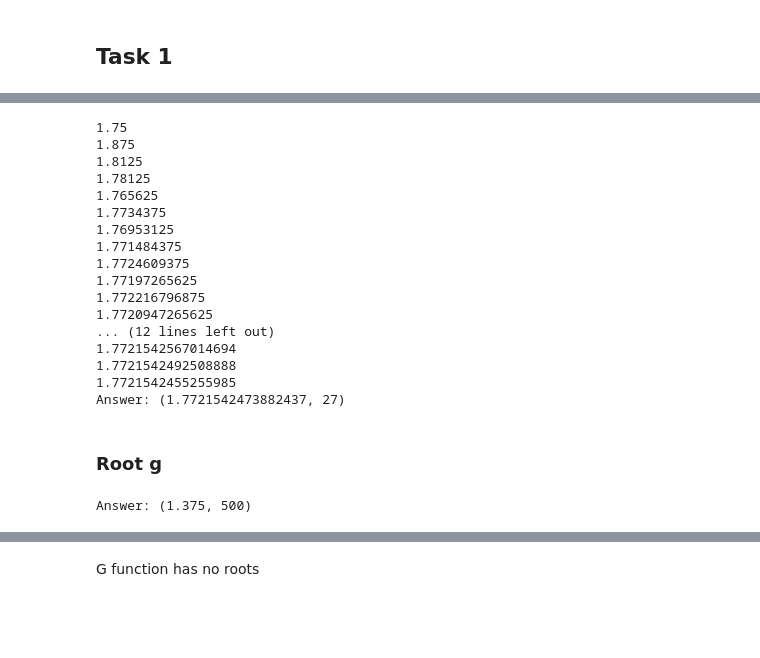
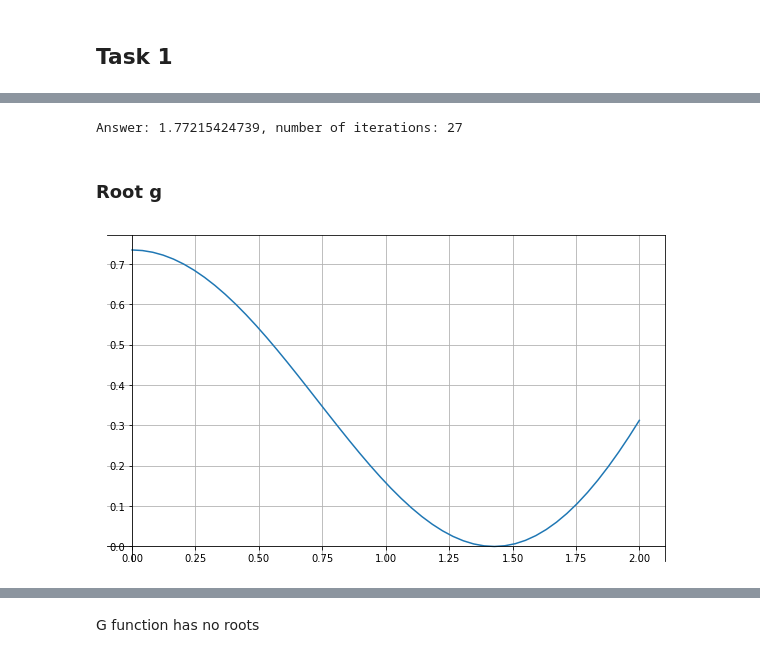
Before and after one commit to BobrG/IreneGit, a Jupyter notebook: Numerical_1.ipynb, the cells around one changed output, grey strips where cells are left out. Drawn from its saved outputs; the diff is of its cells as text; code cells hidden in the pictures; blank space fills up the shorter version.

```diff
--- a/Numerical_1.ipynb
+++ b/Numerical_1.ipynb
@@ -88,26 +78,11 @@ Answer: (1.4274487579241395, 28)
 # %%
-print('Answer:', bisection(1.5, 2.0, 10**-10, f))
+answer, num_iter = bisection(1.5, 2.0, 10**-10, f)
+print('Answer: {:.11f}, number of iterations: {:d}'.format(answer, num_iter))
 # %% [output]
-1.75
-1.875
-1.8125
-1.78125
-1.765625
-1.7734375
-1.76953125
-1.771484375
-1.7724609375
-1.77197265625
-1.772216796875
-1.7720947265625
-... (12 lines left out)
-1.7721542567014694
-1.7721542492508888
-1.7721542455255985
-Answer: (1.7721542473882437, 27)
+Answer: 1.77215424739, number of iterations: 27
 # %% [markdown]
 ### Root g
-# %%
-print('Answer:', bisection(1.25, 1.5, 10**-10, g))
-# %% [output]
-Answer: (1.375, 500)
+# %%
+illustrate_func(np.linspace(0, 2), g)
+# %% [output]
+[figure, added]
```
Also changed, not shown: parts of 51 cells of this notebook.
